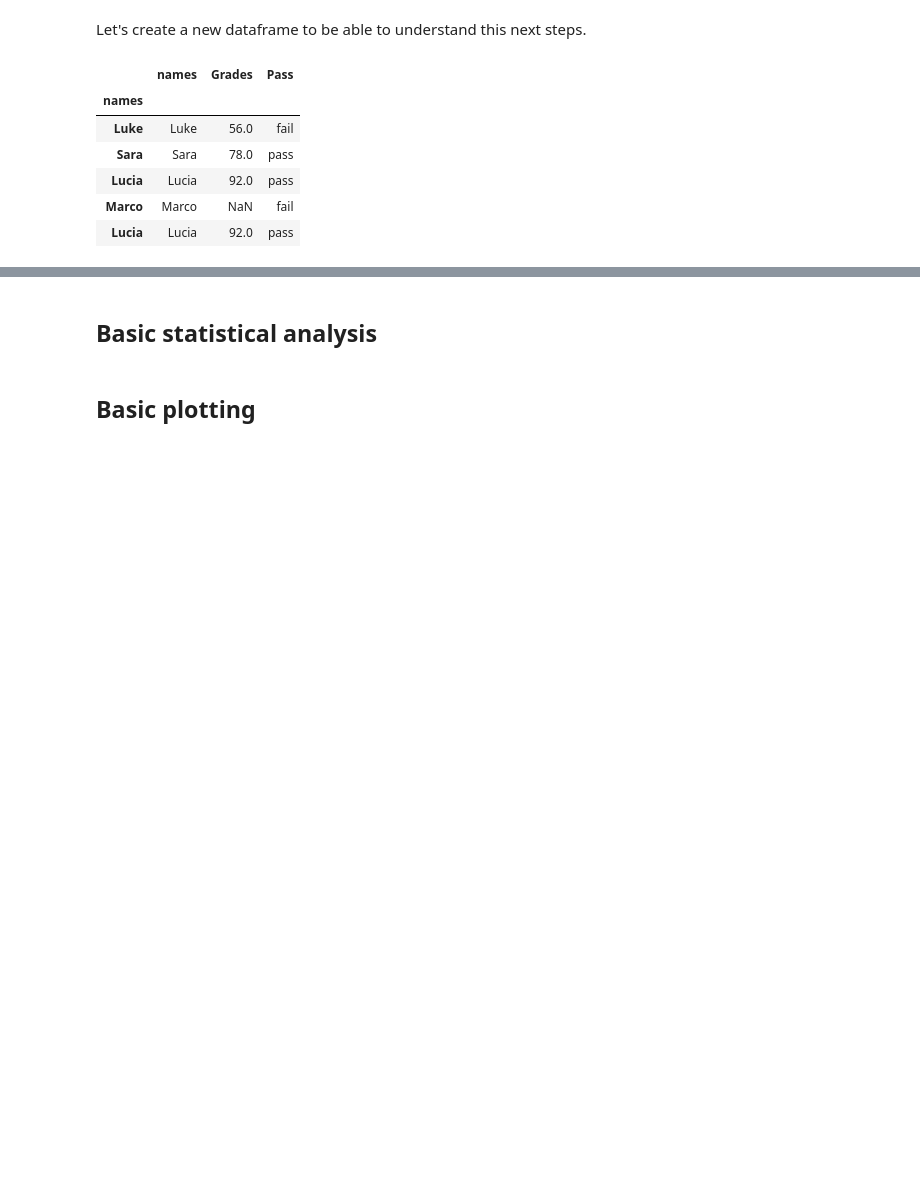
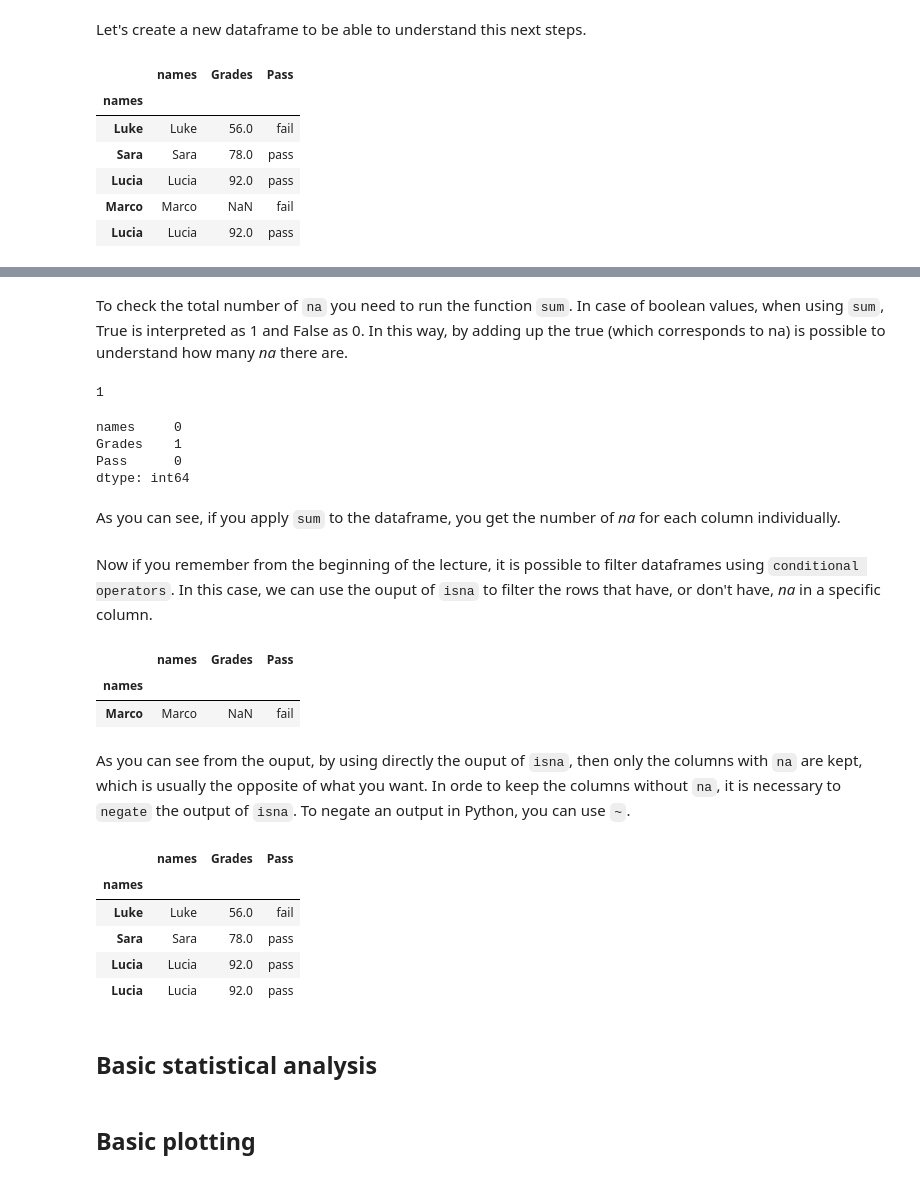
Before and after one commit to petehellyer/Neuroscience-Python-Course-Development, a Jupyter notebook: Day8.ipynb, the cells around one changed output, grey strips where cells are left out. Cells and saved outputs as stored; diff of their text form; code cells hidden in the pictures; blank space fills up the shorter version.

```diff
--- a/Day8.ipynb
+++ b/Day8.ipynb
@@ -380,3 +409,37 @@ df
+# %% [markdown]
+To check the total number of  `na` you need to run the function  `sum`. In case of boolean values, when using  `sum`, True is interpreted as 1 and False as 0. In this way, by adding up the true (which corresponds to na) is possible to understand how many *na* there are.
+# %%
+df["Grades"].isna().sum()
+# %% [output]
+1
+# %%
+df.isna().sum()
+# %% [output]
+names     0
+Grades    1
+Pass      0
+dtype: int64
+# %% [markdown]
+As you can see, if you apply `sum` to the dataframe, you get the number of *na* for each column individually.
+# %% [markdown]
+Now if you remember from the beginning of the lecture, it is possible to filter dataframes using `conditional operators`. In this case, we can use the ouput of `isna` to filter the rows that have, or don't have, *na* in a specific column.
+# %%
+df[df["Grades"].isna()]
+# %% [output]
+|  | names | Grades | Pass |
+| names |  |  |  |
+| Marco | Marco | NaN | fail |
+# %% [markdown]
+As you can see from the ouput, by using directly the ouput of `isna`, then only the columns with `na` are kept, which is usually the opposite of what you want. In orde to keep the columns without `na`, it is necessary to `negate` the output of `isna`. To negate an output in Python, you can use `~`.
+# %%
+df[~df["Grades"].isna()]
+# %% [output]
+|  | names | Grades | Pass |
+| names |  |  |  |
+| Luke | Luke | 56.0 | fail |
+| Sara | Sara | 78.0 | pass |
+| Lucia | Lucia | 92.0 | pass |
+| Lucia | Lucia | 92.0 | pass |
 # %% [markdown]
 ## Basic statistical analysis
 # %% [markdown]
```
Also changed, not shown: parts of 5 cells of this notebook.
